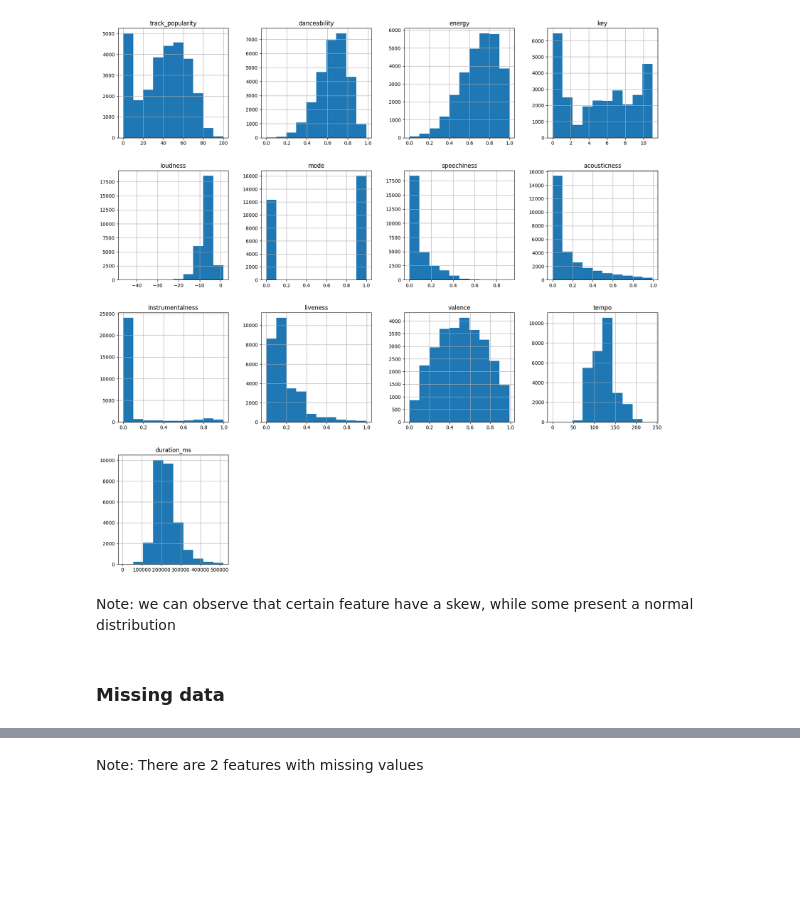
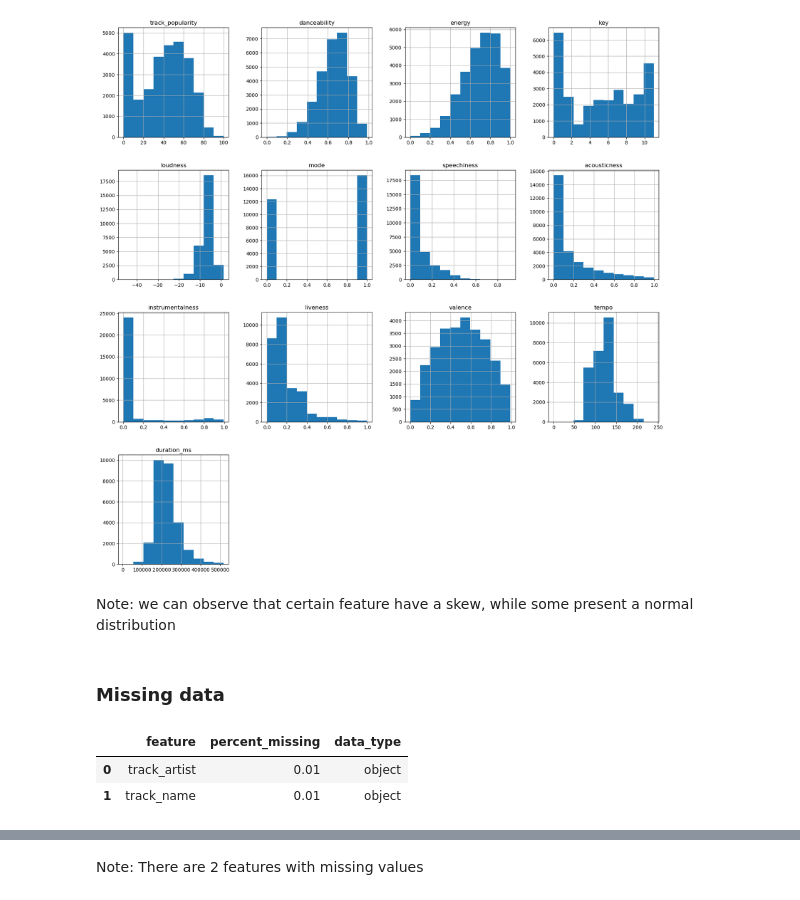
Before and after one commit to OscarOchoaS/Machine_Learning_Project, a Jupyter notebook: notebooks/1_eda.ipynb, the cells around one changed output, grey strips where cells are left out. Drawn from its saved outputs; the diff is of its cells as text; code cells hidden in the pictures; blank space fills up the shorter version.

```diff
--- a/notebooks/1_eda.ipynb
+++ b/notebooks/1_eda.ipynb
@@ -134,5 +155,13 @@ songs_data.hist();
 Note: we can observe that certain feature have a skew, while some present a normal distribution
 # %% [markdown]
 ### Missing data
+# %%
+# View features with missing data
+
+identify_missing_data(songs_data)
+# %% [output]
+|  | feature | percent_missing | data_type |
+| 0 | track_artist | 0.01 | object |
+| 1 | track_name | 0.01 | object |
 # %%
 missing = identify_missing_data(songs_data)
```
Also changed, not shown: parts of 20 cells of this notebook.
